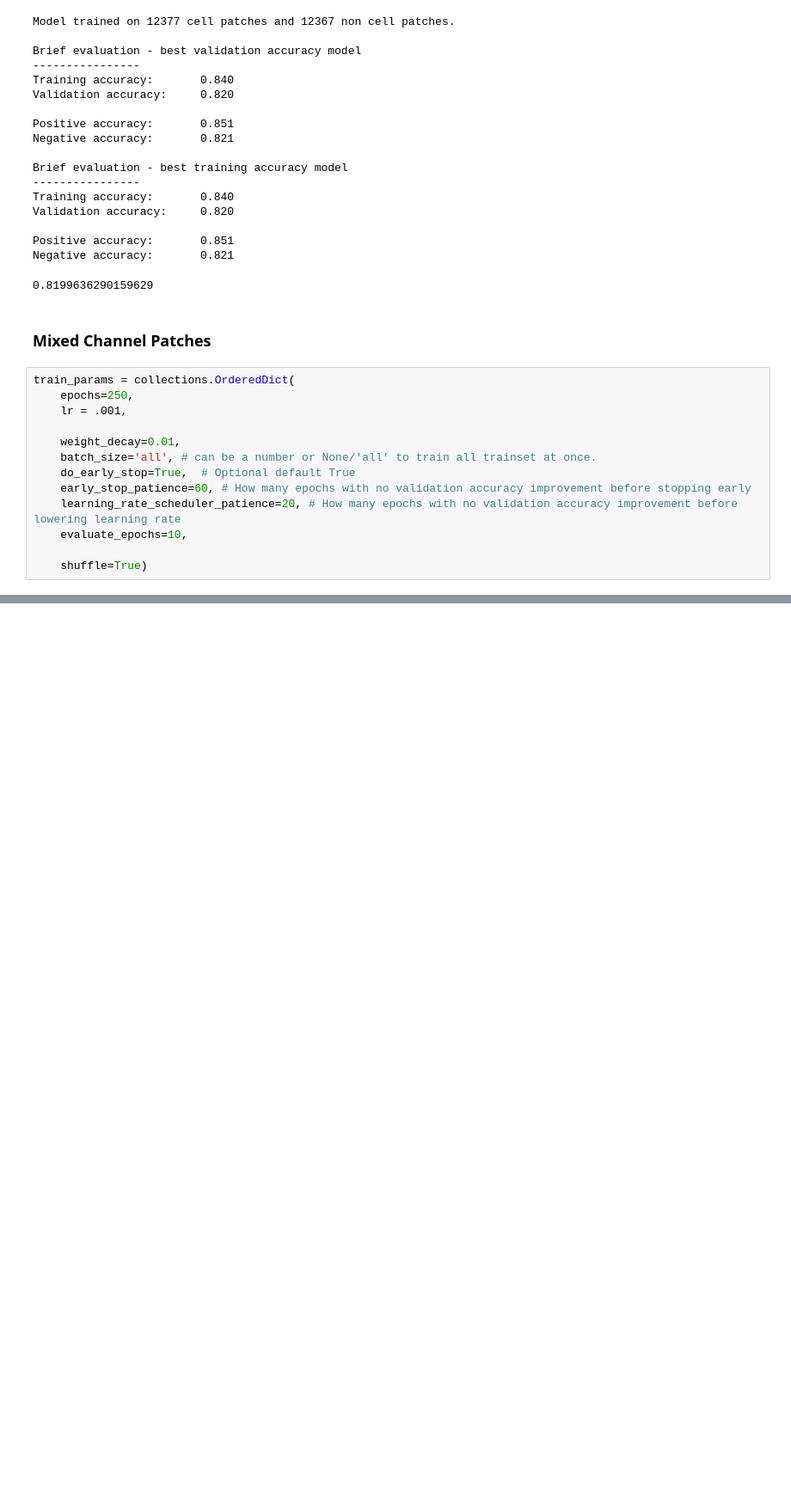
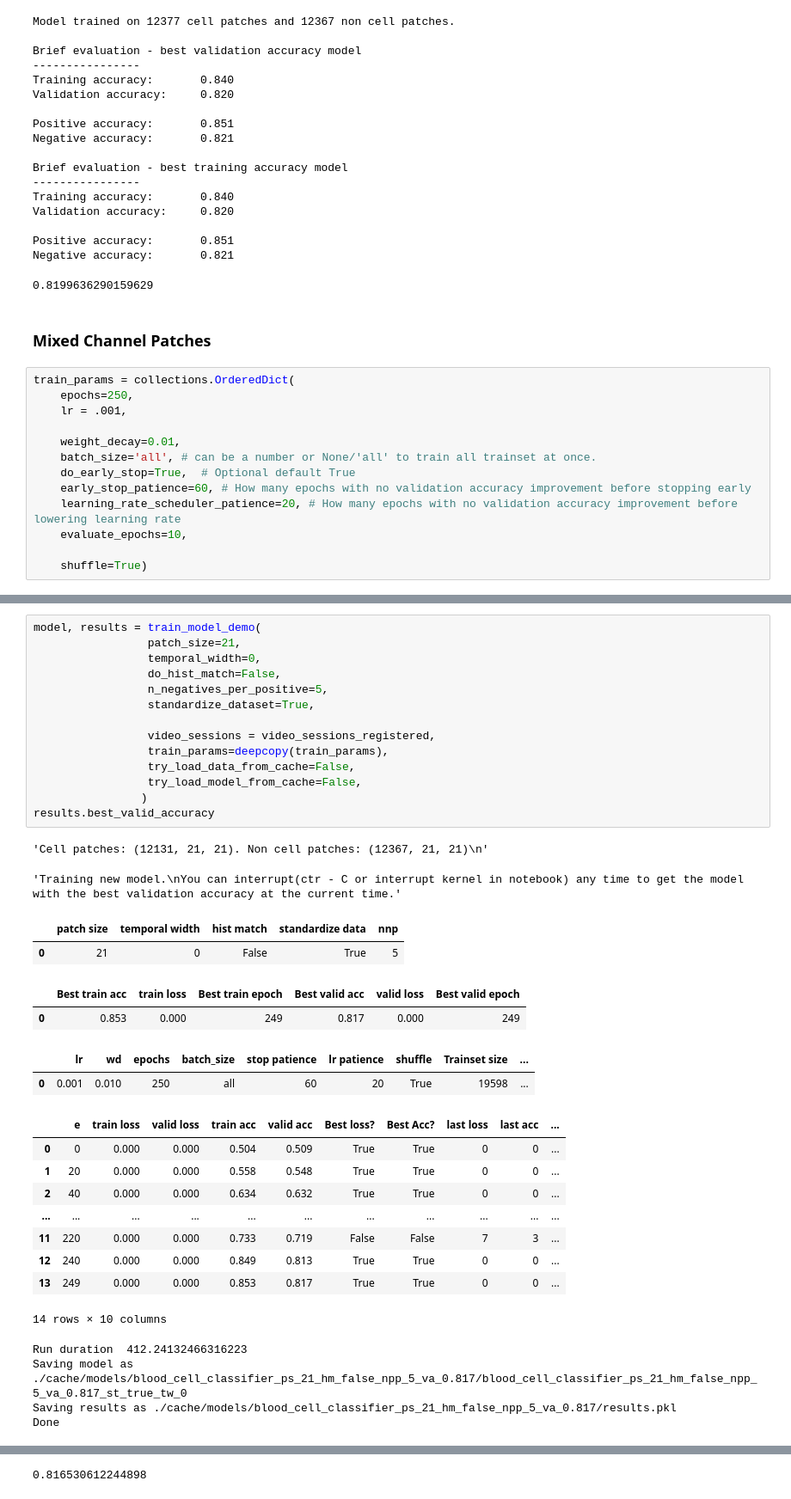
Before and after one commit to cchadj/cell-tracking-ucl-thesis, a Jupyter notebook: train-model-minimal.ipynb, the cells around one changed output, grey strips where cells are left out. Shown: that part at 86% size. Saved outputs shown, nothing was run; the diff lists cells and outputs as text; blank space fills up the shorter version.

```diff
--- a/train-model-minimal.ipynb
+++ b/train-model-minimal.ipynb
@@ -1469,0 +1765,36 @@ results.best_valid_accuracy
+# %%
+model, results = train_model_demo(
+                 patch_size=21,
+                 temporal_width=0,
+                 do_hist_match=False,
+                 n_negatives_per_positive=5,
+                 standardize_dataset=True,
+
+                 video_sessions = video_sessions_registered,
+                 train_params=deepcopy(train_params),
+                 try_load_data_from_cache=False,
+                 try_load_model_from_cache=False,
+                )
+results.best_valid_accuracy
+# %% [output]
+'Cell patches: (12131, 21, 21). Non cell patches: (12367, 21, 21)\n'
+'Training new model.\nYou can interrupt(ctr - C or interrupt kernel in notebook) any time to get the model with the best validation accuracy at the current time.'
+|  | patch size | temporal width | hist match | standardize data | nnp |
+| 0 | 21 | 0 | False | True | 5 |
+|  | Best train acc | train loss | Best train epoch | Best valid acc | valid loss | Best valid epoch |
+| 0 | 0.853 | 0.000 | 249 | 0.817 | 0.000 | 249 |
+|  | lr | wd | epochs | batch_size | stop patience | lr patience | shuffle | Trainset size | ... |
+| 0 | 0.001 | 0.010 | 250 | all | 60 | 20 | True | 19598 | ... |
+|  | e | train loss | valid loss | train acc | valid acc | Best loss? | Best Acc? | last loss | last acc | ... |
+| 0 | 0 | 0.000 | 0.000 | 0.504 | 0.509 | True | True | 0 | 0 | ... |
+| 1 | 20 | 0.000 | 0.000 | 0.558 | 0.548 | True | True | 0 | 0 | ... |
+| 2 | 40 | 0.000 | 0.000 | 0.634 | 0.632 | True | True | 0 | 0 | ... |
+| ... | ... | ... | ... | ... | ... | ... | ... | ... | ... | ... |
+| 11 | 220 | 0.000 | 0.000 | 0.733 | 0.719 | False | False | 7 | 3 | ... |
+| 12 | 240 | 0.000 | 0.000 | 0.849 | 0.813 | True | True | 0 | 0 | ... |
+| 13 | 249 | 0.000 | 0.000 | 0.853 | 0.817 | True | True | 0 | 0 | ... |
+14 rows × 10 columns
+Run duration  412.24132466316223
+Saving model as ./cache/models/blood_cell_classifier_ps_21_hm_false_npp_5_va_0.817/blood_cell_classifier_ps_21_hm_false_npp_5_va_0.817_st_true_tw_0
+Saving results as ./cache/models/blood_cell_classifier_ps_21_hm_false_npp_5_va_0.817/results.pkl
+Done
@@ -1469,0 +1820 @@ results.best_valid_accuracy
+0.816530612244898
```
Also changed, not shown: parts of 21 cells of this notebook.
